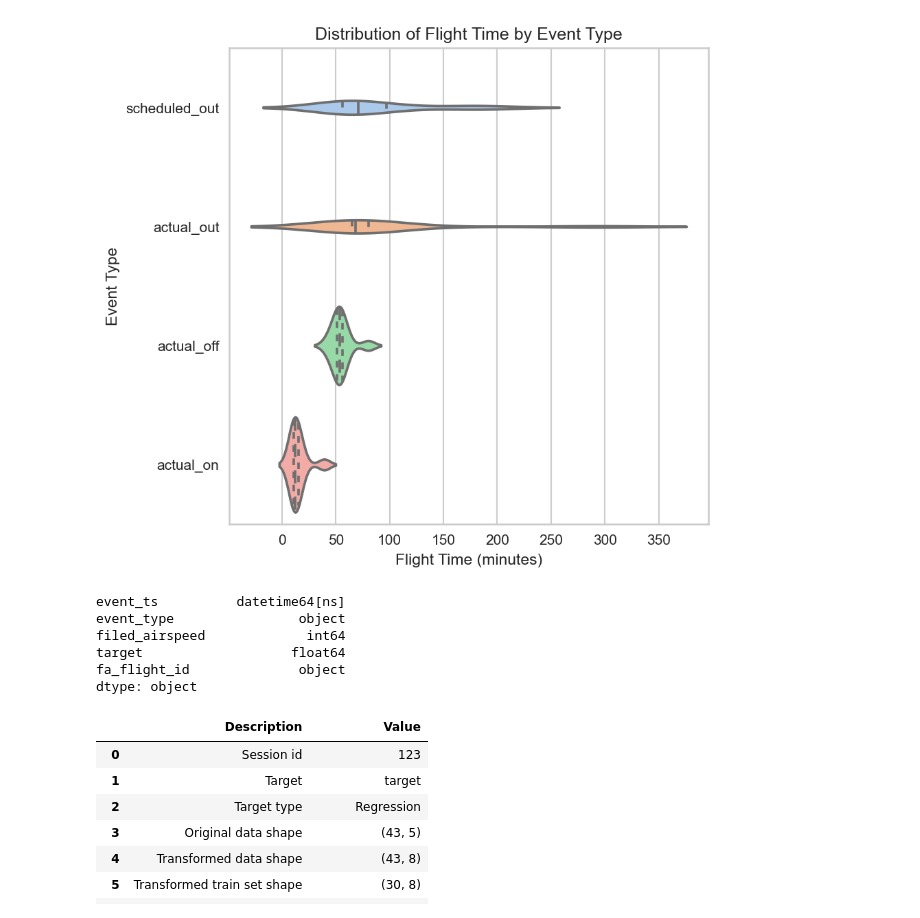
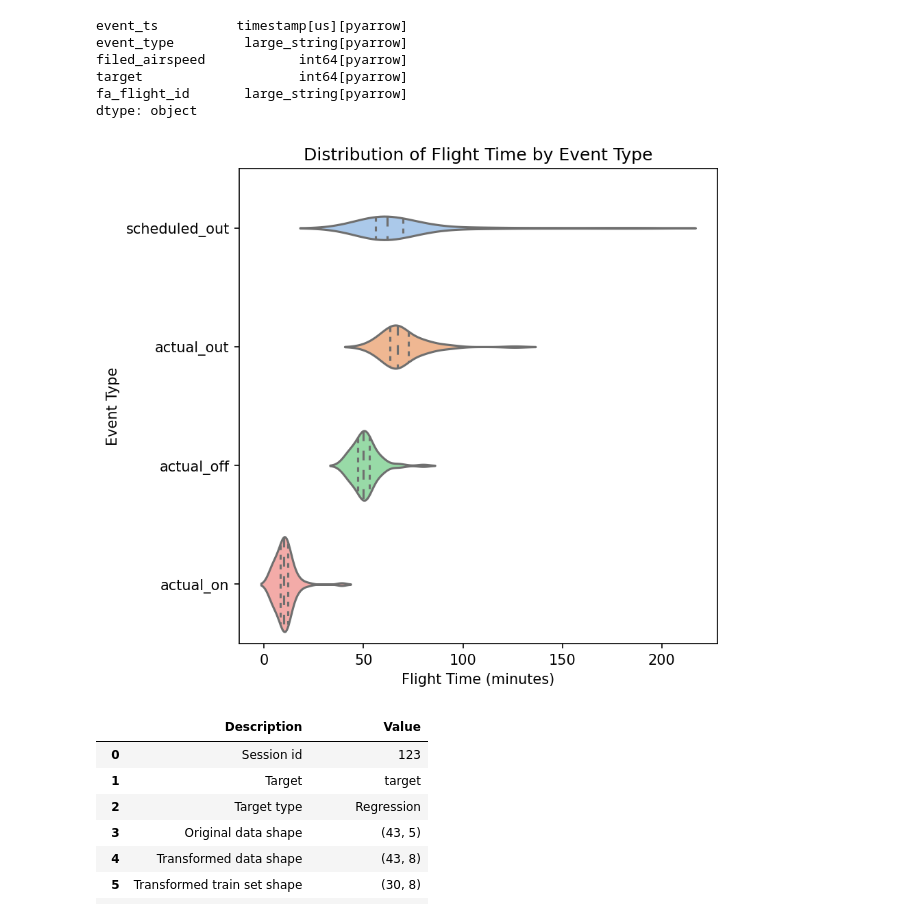
Before and after one commit to jcguidry/flight-ml-accelerator, a Jupyter notebook: 4-train-model/notebooks/2-flights_processed_modelling.ipynb, the cells around one changed output. Saved outputs shown, nothing was run; the diff lists cells and outputs as text; code cells hidden in the pictures.

Commit message:
updated training data creation

```diff
--- a/4-train-model/notebooks/2-flights_processed_modelling.ipynb
+++ b/4-train-model/notebooks/2-flights_processed_modelling.ipynb
@@ -129,0 +26,17 @@ df.to_csv('data/flights_processed_model_ready.csv', index=False)
+# %%
+# Set up paths for loading and writing data
+gcs_path_prefix = 'gs://datalake-flight-dev-1'
+table_name_in = 'training/flightsummary-delta-processed-training'
+table_name_our = '....'
+
+
+table_path_in = f'{gcs_path_prefix}/{table_name_in}'
+# table_path_out = f'{gcs_path_prefix}/training/{table_name_out}'
+# table_path_out_local = f'../data/{table_name_out}'
+
+client = GCPClient()
+dl = DataLoader(client=client)
+
+dl.load_delta_table(path=table_path_in)
+df = dl.return_as_polars_df_lazy()
+df = df.collect().to_pandas(types_mapper=pd.ArrowDtype)
@@ -136,27 +65,35 @@ TARGET = 'target'
 KFOLD_GROUP = 'fa_flight_id'
 
 ALL_COLS = DATE_FEATURES+CAT_FEATURES+NUM_FEATURES+[TARGET]+[KFOLD_GROUP]
+df[ALL_COLS].dtypes
+# %% [output]
+event_ts          timestamp[us][pyarrow]
+event_type         large_string[pyarrow]
+filed_airspeed            int64[pyarrow]
+target                    int64[pyarrow]
+fa_flight_id       large_string[pyarrow]
+dtype: object
 # %%
 def plot_target_distribution(df, type='violin'):
 
     if type == 'violin':
         # Plotting the distribution of flight time by event type, with individual vertical plots
         plt.figure(figsize=(6, 6), dpi=150)
         sns.violinplot(data=df, y='event_type', x='target', inner='quartile', palette='pastel')
         plt.title('Distribution of Flight Time by Event Type')
         plt.ylabel('Event Type')
         plt.xlabel('Flight Time (minutes)')
         plt.show()
 
     if type == 'boxplot':
         plt.figure(figsize=(10, 12))
         sns.boxplot(data=df, y='event_type', x='target', palette='pastel')
         plt.title('Distribution of Flight Time by Event Type')
         plt.ylabel('Event Type')
         plt.xlabel('Flight Time (minutes)')
         plt.show()
 
 
-plot_target_distribution(df)
+plot_target_distribution(df.query('target < 250'), type='violin')
 # %% [output]
-[figure, old version]
+[figure, new version]
@@ -165,12 +100,3 @@ plot_target_distribution(df)
-# %%
-df[ALL_COLS].dtypes
-# %% [output]
-event_ts          datetime64[ns]
-event_type                object
-filed_airspeed             int64
-target                   float64
-fa_flight_id              object
-dtype: object
 # %%
 from pycaret.regression import *
 ml_exp = setup(data=df[ALL_COLS],
```
Also changed, not shown: parts of 10 cells of this notebook, 11 other files.
